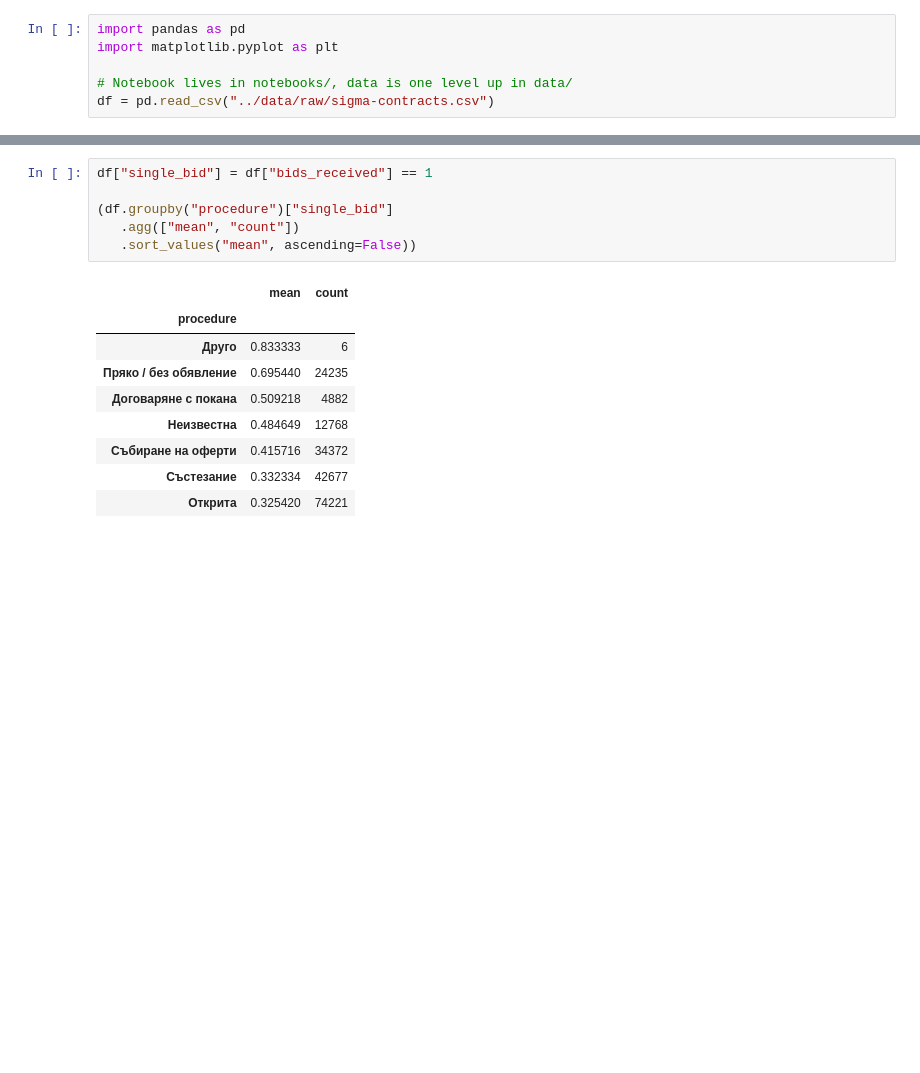
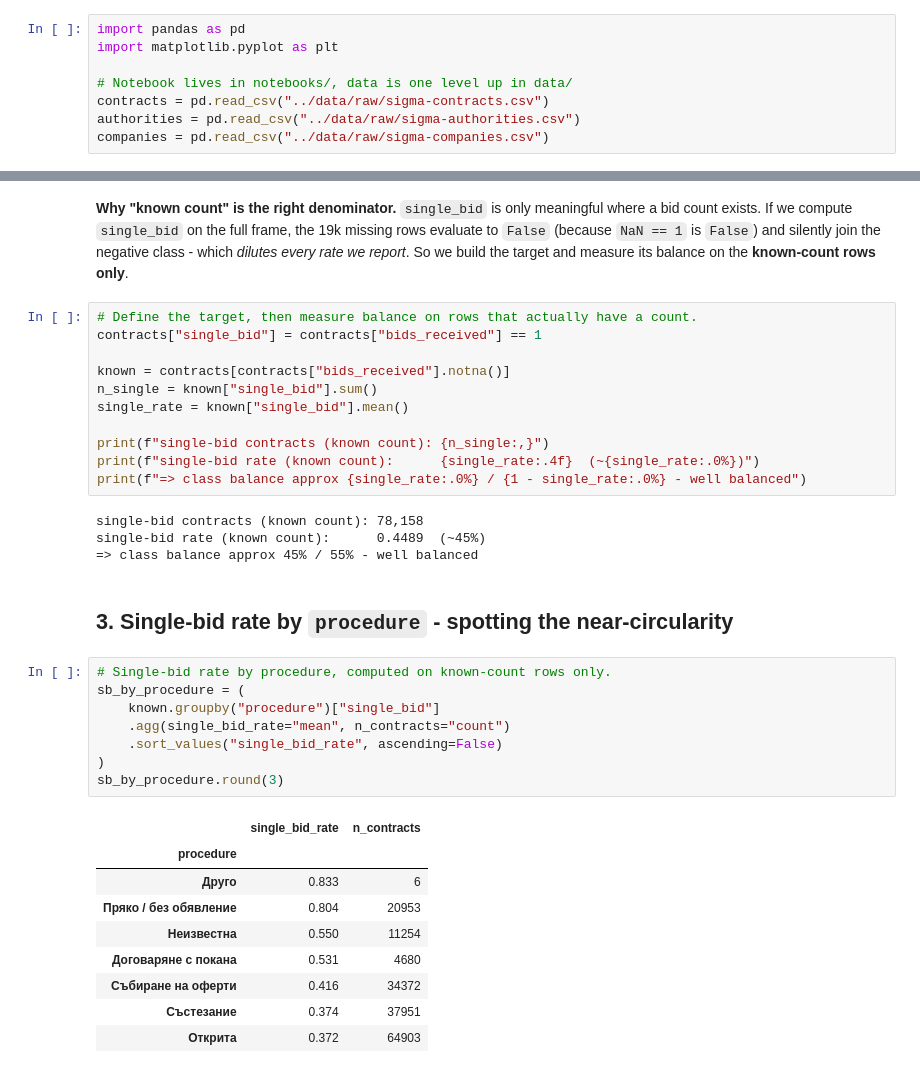
Before and after one commit to DenisMilanov/bg-procurement-single-bid, a Jupyter notebook: notebooks/01-initial-exploration.ipynb, the cells around one changed output, grey strips where cells are left out. Saved outputs shown, nothing was run; the diff lists cells and outputs as text; blank space fills up the shorter version.

```diff
--- a/notebooks/01-initial-exploration.ipynb
+++ b/notebooks/01-initial-exploration.ipynb
@@ -3,4 +25,6 @@ import pandas as pd
 import matplotlib.pyplot as plt
 
 # Notebook lives in notebooks/, data is one level up in data/
-df = pd.read_csv("../data/raw/sigma-contracts.csv")
+contracts = pd.read_csv("../data/raw/sigma-contracts.csv")
+authorities = pd.read_csv("../data/raw/sigma-authorities.csv")
+companies = pd.read_csv("../data/raw/sigma-companies.csv")
@@ -58,16 +166,41 @@ Name: count, dtype: int64
+# %% [markdown]
+**Why "known count" is the right denominator.** `single_bid` is only
+meaningful where a bid count exists. If we compute `single_bid` on the full
+frame, the 19k missing rows evaluate to `False` (because `NaN == 1` is `False`)
+and silently join the negative class - which *dilutes every rate we report*.
+So we build the target and measure its balance on the **known-count rows only**.
+# %%
+# Define the target, then measure balance on rows that actually have a count.
+contracts["single_bid"] = contracts["bids_received"] == 1
+
+known = contracts[contracts["bids_received"].notna()]
+n_single = known["single_bid"].sum()
+single_rate = known["single_bid"].mean()
+
+print(f"single-bid contracts (known count): {n_single:,}")
+print(f"single-bid rate (known count):      {single_rate:.4f}  (~{single_rate:.0%})")
+print(f"=> class balance approx {single_rate:.0%} / {1 - single_rate:.0%} - well balanced")
+# %% [output]
+single-bid contracts (known count): 78,158
+single-bid rate (known count):      0.4489  (~45%)
+=> class balance approx 45% / 55% - well balanced
+# %% [markdown]
+## 3. Single-bid rate by `procedure` - spotting the near-circularity
 # %%
-df["single_bid"] = df["bids_received"] == 1
-
-(df.groupby("procedure")["single_bid"]
-   .agg(["mean", "count"])
-   .sort_values("mean", ascending=False))
+# Single-bid rate by procedure, computed on known-count rows only.
+sb_by_procedure = (
+    known.groupby("procedure")["single_bid"]
+    .agg(single_bid_rate="mean", n_contracts="count")
+    .sort_values("single_bid_rate", ascending=False)
+)
+sb_by_procedure.round(3)
 # %% [output]
-|  | mean | count |
+|  | single_bid_rate | n_contracts |
 | procedure |  |  |
-| Друго | 0.833333 | 6 |
-| Пряко / без обявление | 0.695440 | 24235 |
-| Договаряне с покана | 0.509218 | 4882 |
-| Неизвестна | 0.484649 | 12768 |
-| Събиране на оферти | 0.415716 | 34372 |
-| Състезание | 0.332334 | 42677 |
-| Открита | 0.325420 | 74221 |
+| Друго | 0.833 | 6 |
+| Пряко / без обявление | 0.804 | 20953 |
+| Неизвестна | 0.550 | 11254 |
+| Договаряне с покана | 0.531 | 4680 |
+| Събиране на оферти | 0.416 | 34372 |
+| Състезание | 0.374 | 37951 |
+| Открита | 0.372 | 64903 |
```
Also changed, not shown: parts of 24 cells of this notebook, 4 other files.
